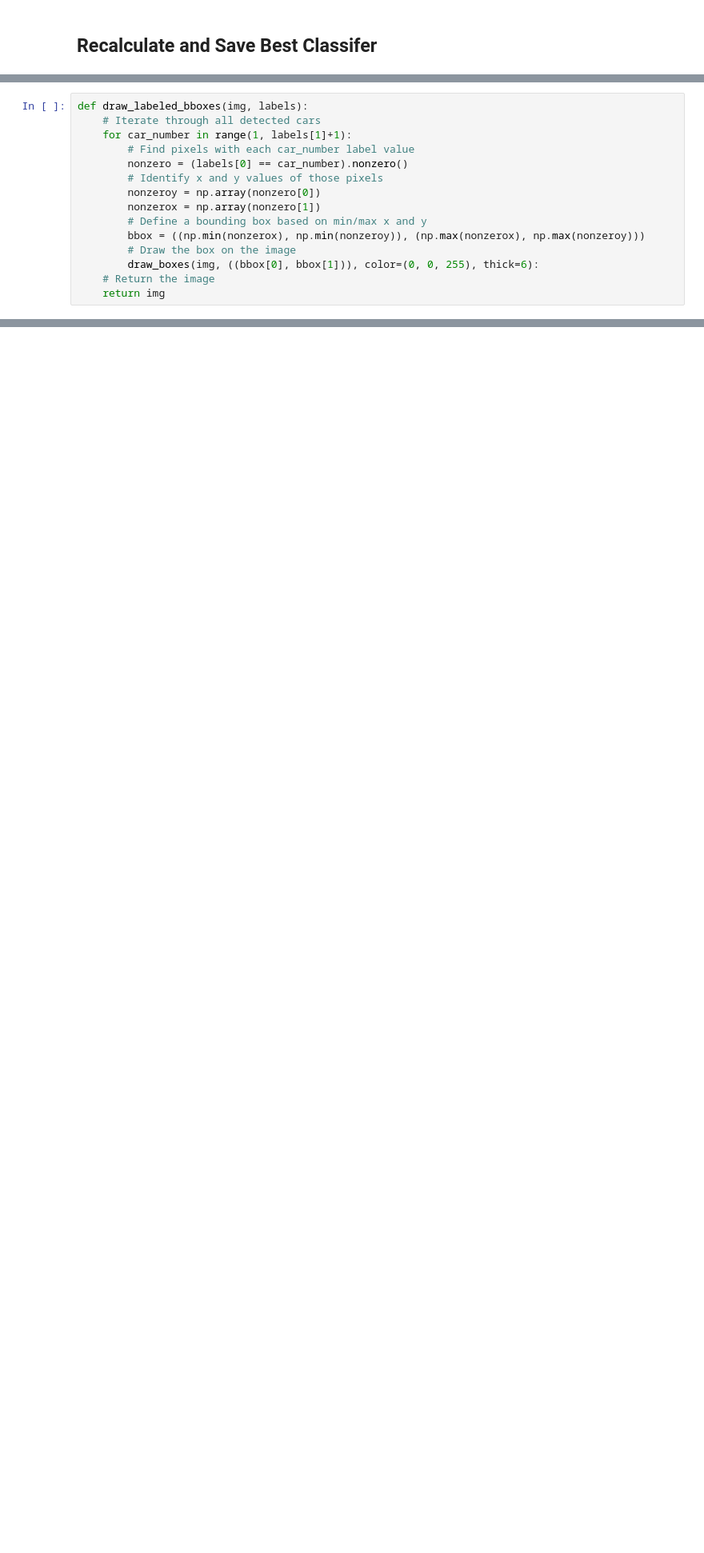
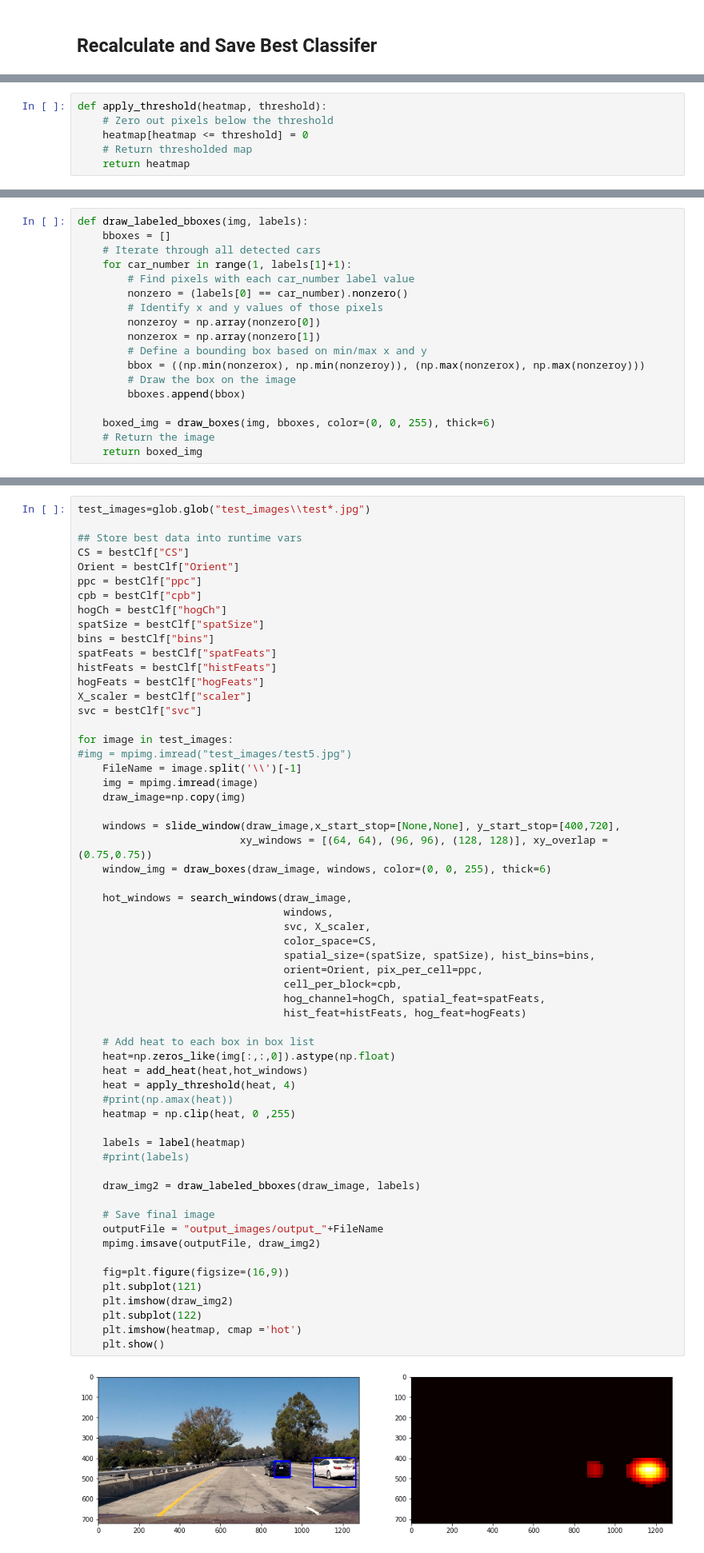
Before and after one commit to cmanningvt/sdc_T1_P5_VehicleDetection, a Jupyter notebook: P5.ipynb, the cells around one changed output, grey strips where cells are left out. Shown at 80% size. Drawn from its saved outputs; the diff is of its cells as text; blank space fills up the shorter version.

```diff
--- a/P5.ipynb
+++ b/P5.ipynb
@@ -495,3 +525,9 @@ Hog Channels  :  2
+# %%
+def apply_threshold(heatmap, threshold):
+    # Zero out pixels below the threshold
+    heatmap[heatmap <= threshold] = 0
+    # Return thresholded map
+    return heatmap
 # %%
 def add_heat(heatmap, bbox_list):
     # Iterate through list of bboxes
@@ -526,6 +562,7 @@ def draw_boxes(img, bboxes, color=(0, 0, 255), thick=6):
     return imcopy
 # %%
 def draw_labeled_bboxes(img, labels):
+    bboxes = []
     # Iterate through all detected cars
     for car_number in range(1, labels[1]+1):
         # Find pixels with each car_number label value
@@ -536,9 +573,11 @@ def draw_labeled_bboxes(img, labels):
         # Define a bounding box based on min/max x and y
         bbox = ((np.min(nonzerox), np.min(nonzeroy)), (np.max(nonzerox), np.max(nonzeroy)))
         # Draw the box on the image
-        draw_boxes(img, ((bbox[0], bbox[1])), color=(0, 0, 255), thick=6):
+        bboxes.append(bbox)
+
+    boxed_img = draw_boxes(img, bboxes, color=(0, 0, 255), thick=6)
     # Return the image
-    return img
+    return boxed_img
 # %%
 # Define a single function that can extract features using hog sub-sampling and make predictions
 def find_cars(img, ystart, ystop, scale, svc, X_scaler, orient, pix_per_cell, cell_per_block, spatial_size, hist_bins):
@@ -652,0 +761,61 @@ def slide_window(img, x_start_stop=[None, None], y_start_stop=[None, None],
+# %%
+test_images=glob.glob("test_images\\test*.jpg")
+
+## Store best data into runtime vars
+CS = bestClf["CS"]
+Orient = bestClf["Orient"]
+ppc = bestClf["ppc"]
+cpb = bestClf["cpb"]
+hogCh = bestClf["hogCh"]
+spatSize = bestClf["spatSize"]
+bins = bestClf["bins"]
+spatFeats = bestClf["spatFeats"]
+histFeats = bestClf["histFeats"]
+hogFeats = bestClf["hogFeats"]
+X_scaler = bestClf["scaler"]
+svc = bestClf["svc"]
+
+for image in test_images:
+#img = mpimg.imread("test_images/test5.jpg")
+    FileName = image.split('\\')[-1]
+    img = mpimg.imread(image)
+    draw_image=np.copy(img)
+
+    windows = slide_window(draw_image,x_start_stop=[None,None], y_start_stop=[400,720],
+                          xy_windows = [(64, 64), (96, 96), (128, 128)], xy_overlap = (0.75,0.75))
+    window_img = draw_boxes(draw_image, windows, color=(0, 0, 255), thick=6)
+
+    hot_windows = search_windows(draw_image,
+                                 windows,
+                                 svc, X_scaler,
+                                 color_space=CS,
+                                 spatial_size=(spatSize, spatSize), hist_bins=bins,
+                                 orient=Orient, pix_per_cell=ppc,
+                                 cell_per_block=cpb,
+                                 hog_channel=hogCh, spatial_feat=spatFeats,
+                                 hist_feat=histFeats, hog_feat=hogFeats)
+
+    # Add heat to each box in box list
+    heat=np.zeros_like(img[:,:,0]).astype(np.float)
+    heat = add_heat(heat,hot_windows)
+    heat = apply_threshold(heat, 4)
+    #print(np.amax(heat))
+    heatmap = np.clip(heat, 0 ,255)
+
+    labels = label(heatmap)
+    #print(labels)
+
+    draw_img2 = draw_labeled_bboxes(draw_image, labels)
+
+    # Save final image
+    outputFile = "output_images/output_"+FileName
+    mpimg.imsave(outputFile, draw_img2)
+
+    fig=plt.figure(figsize=(16,9))
+    plt.subplot(121)
+    plt.imshow(draw_img2)
+    plt.subplot(122)
+    plt.imshow(heatmap, cmap ='hot')
+    plt.show()
+# %% [output]
+[figure, added]
```
Also changed, not shown: parts of 29 cells of this notebook, 3 other files.
